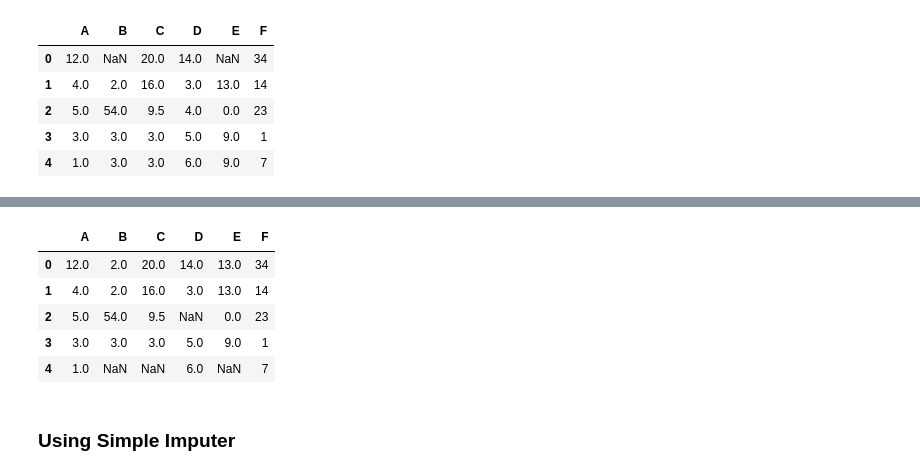
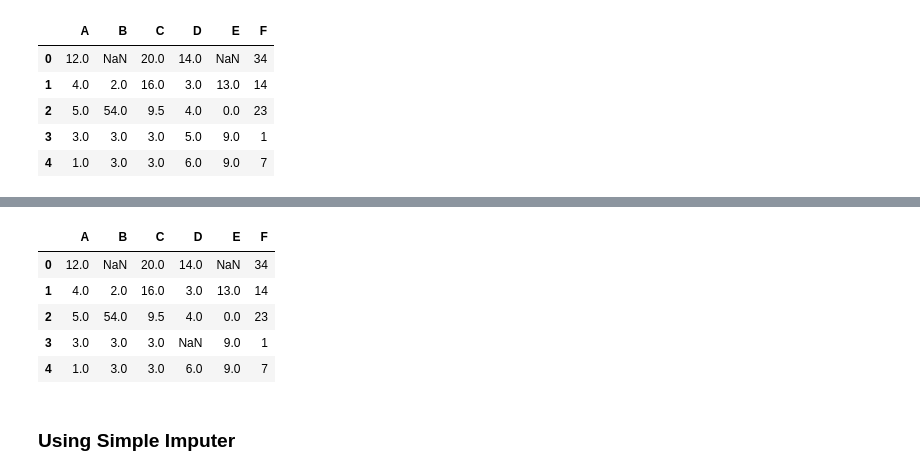
Before and after one commit to YousraMashkoor/DataAnalysis-using-Python, a Jupyter notebook: DA2_chapter4.ipynb, the cells around one changed output, grey strips where cells are left out. Saved outputs shown, nothing was run; the diff lists cells and outputs as text; code cells hidden in the pictures.

```diff
--- a/DA2_chapter4.ipynb
+++ b/DA2_chapter4.ipynb
@@ -529,11 +603,11 @@ df.interpolate(method ='linear', limit_direction ='forward')
 # %%
-df.interpolate(method ='linear', limit_direction ='backward', limit = 1)
+df.interpolate(method ='linear', limit_direction ='forward', limit = 1)
 # %% [output]
 |  | A | B | C | D | E | F |
-| 0 | 12.0 | 2.0 | 20.0 | 14.0 | 13.0 | 34 |
+| 0 | 12.0 | NaN | 20.0 | 14.0 | NaN | 34 |
 | 1 | 4.0 | 2.0 | 16.0 | 3.0 | 13.0 | 14 |
-| 2 | 5.0 | 54.0 | 9.5 | NaN | 0.0 | 23 |
-| 3 | 3.0 | 3.0 | 3.0 | 5.0 | 9.0 | 1 |
-| 4 | 1.0 | NaN | NaN | 6.0 | NaN | 7 |
+| 2 | 5.0 | 54.0 | 9.5 | 4.0 | 0.0 | 23 |
+| 3 | 3.0 | 3.0 | 3.0 | NaN | 9.0 | 1 |
+| 4 | 1.0 | 3.0 | 3.0 | 6.0 | 9.0 | 7 |
 # %% [markdown]
 ### Using Simple Imputer
```
Also changed, not shown: parts of 102 cells of this notebook.
